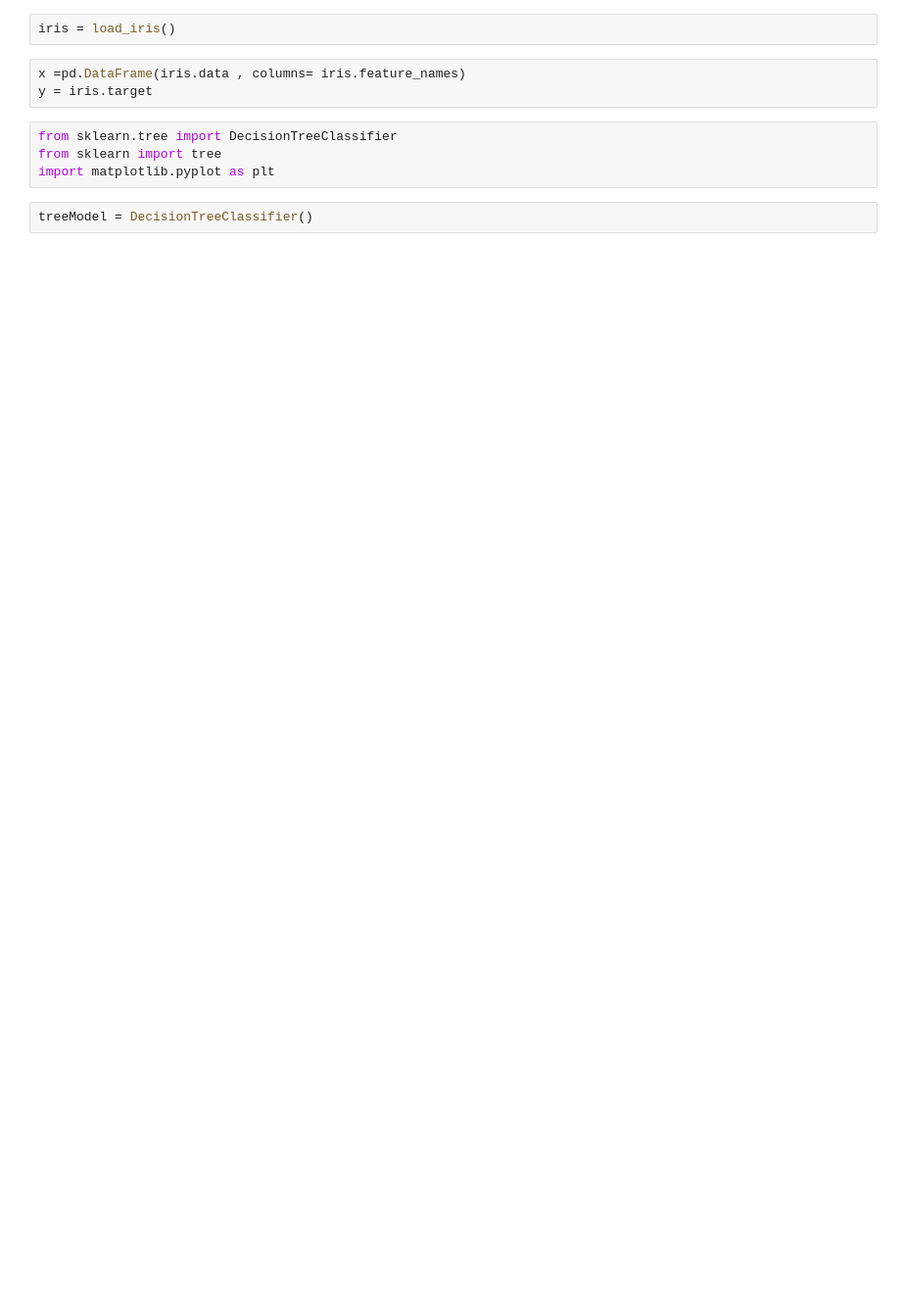
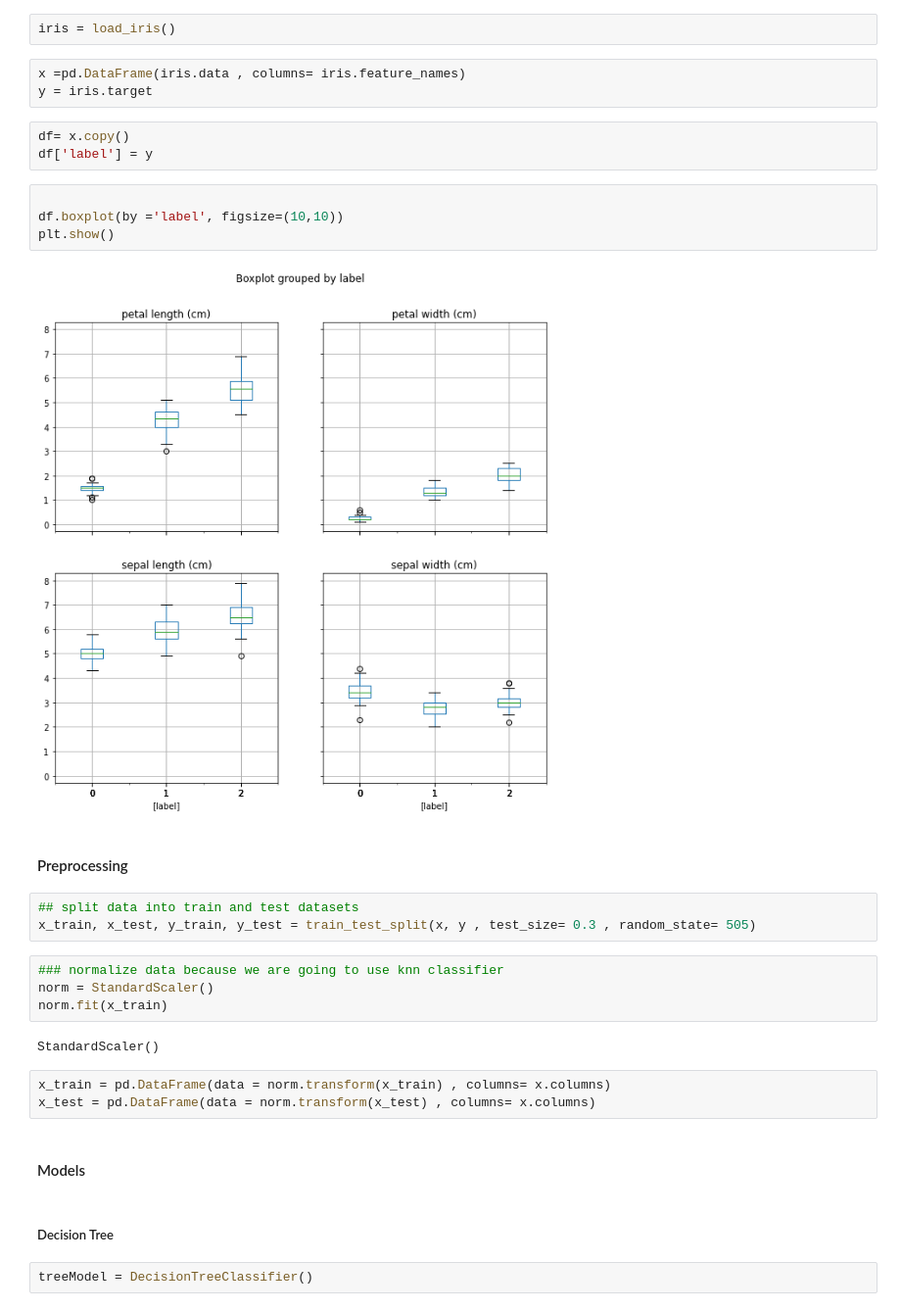
Before and after one commit to arthurcsp/mlStuff, a Jupyter notebook: Classification/03-Iris/Iris.ipynb, the cells around one changed output. Shown at 98% size. Cells and saved outputs as stored; diff of their text form; blank space fills up the shorter version.

```diff
--- a/Classification/03-Iris/Iris.ipynb
+++ b/Classification/03-Iris/Iris.ipynb
@@ -6,10 +13,33 @@ iris = load_iris()
 # %%
 x =pd.DataFrame(iris.data , columns= iris.feature_names)
 y = iris.target
-# %%
-from sklearn.tree import DecisionTreeClassifier
-from sklearn import tree
-import matplotlib.pyplot as plt
+# %%
+df= x.copy()
+df['label'] = y
+# %%
+
+df.boxplot(by ='label', figsize=(10,10))
+plt.show()
+# %% [output]
+[figure, added]
+# %% [markdown]
+#### Preprocessing
+# %%
+## split data into train and test datasets
+x_train, x_test, y_train, y_test = train_test_split(x, y , test_size= 0.3 , random_state= 505)
+# %%
+### normalize data because we are going to use knn classifier
+norm = StandardScaler()
+norm.fit(x_train)
+# %% [output]
+StandardScaler()
+# %%
+x_train = pd.DataFrame(data = norm.transform(x_train) , columns= x.columns)
+x_test = pd.DataFrame(data = norm.transform(x_test) , columns= x.columns)
+# %% [markdown]
+#### Models
+# %% [markdown]
+##### Decision Tree
 # %%
 treeModel = DecisionTreeClassifier()
 # %%
```
Also changed, not shown: parts of 10 cells of this notebook.
